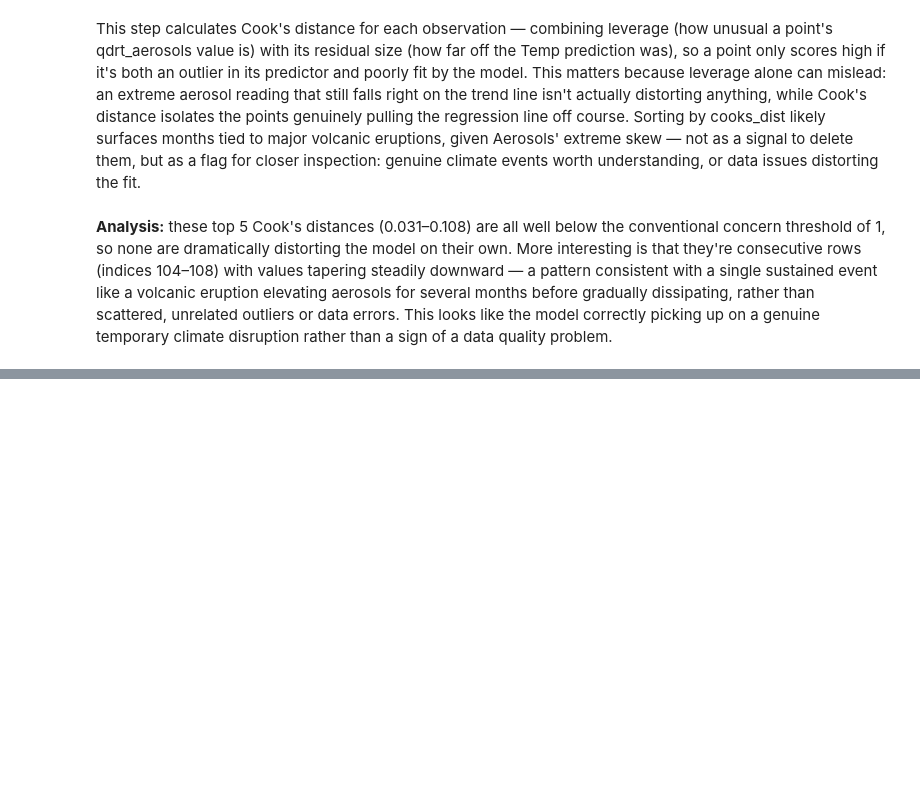
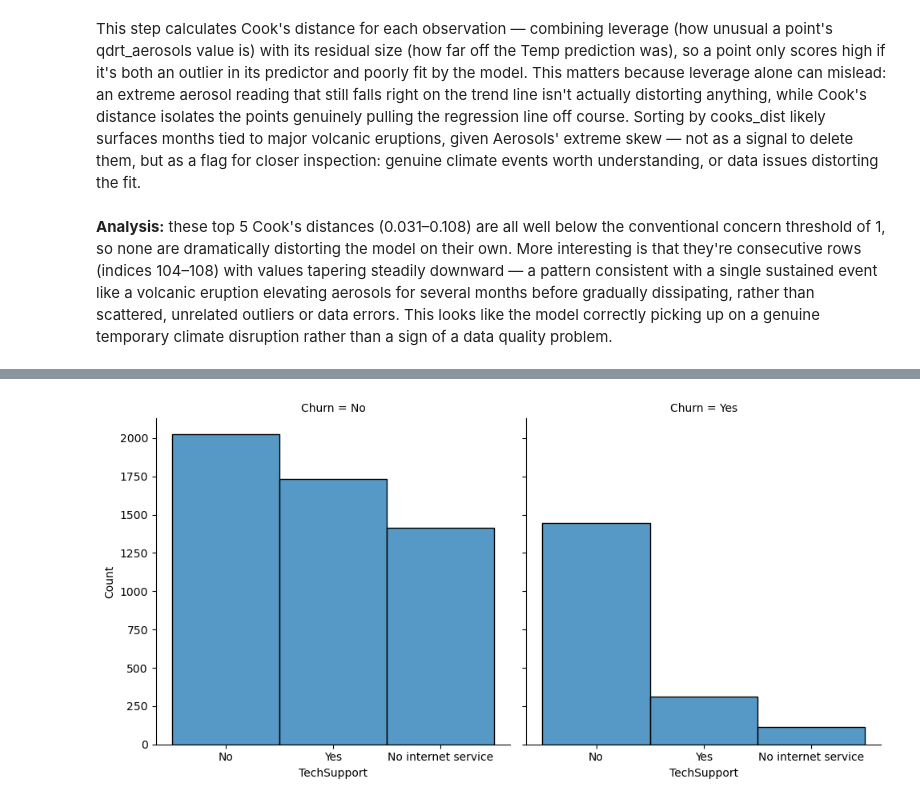
Before and after one commit to saalssall/Statistics_In_Python, a Jupyter notebook: Regression_statsmodel_1.ipynb, the cells around one changed output, grey strips where cells are left out. Saved outputs shown, nothing was run; the diff lists cells and outputs as text; code cells hidden in the pictures; blank space fills up the shorter version.

```diff
--- a/Regression_statsmodel_1.ipynb
+++ b/Regression_statsmodel_1.ipynb
@@ -601,0 +625,6 @@ This step calculates Cook's distance for each observation — combining leverage
+# %%
+# Redraw the plot with time_since_first_purchase
+sns.displot(data = churn, x = 'TechSupport', col = 'Churn' )
+plt.show()
+# %% [output]
+[figure, added]
```
Also changed, not shown: parts of 10 cells of this notebook.
